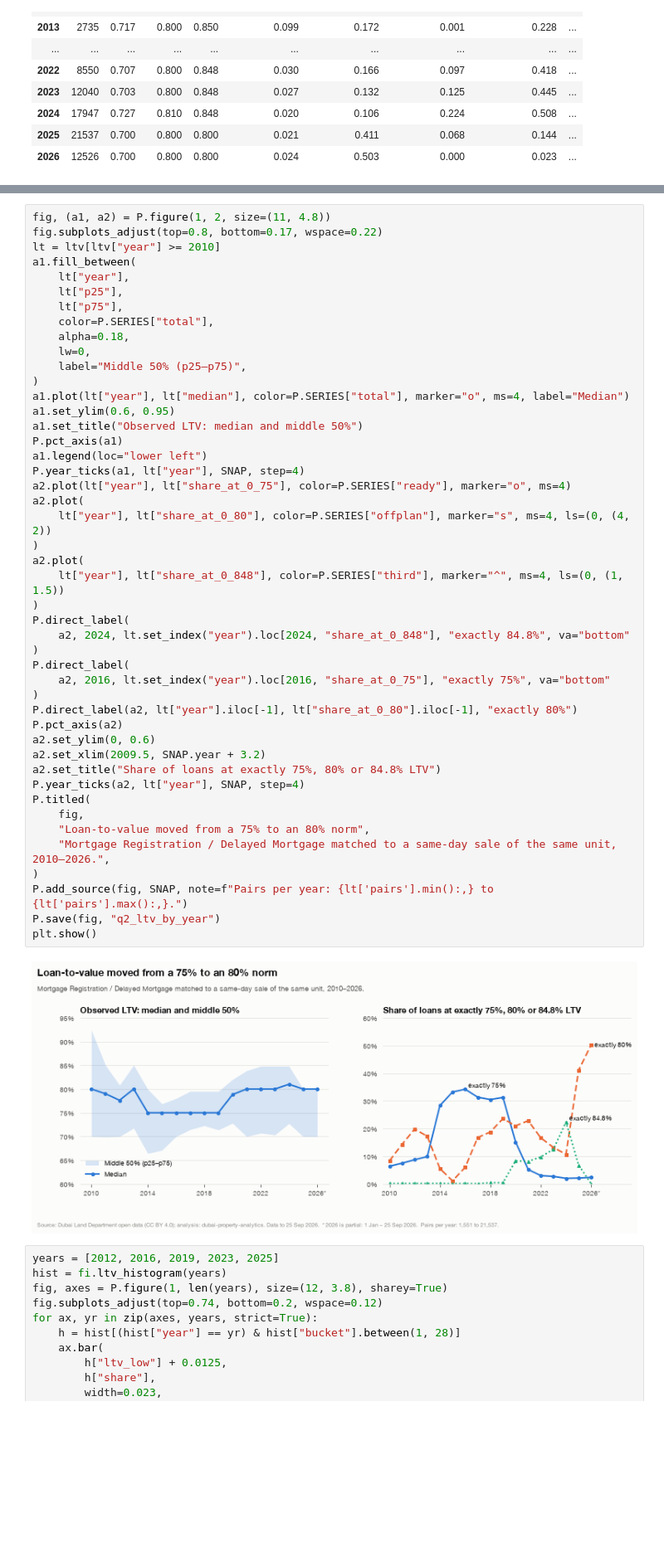
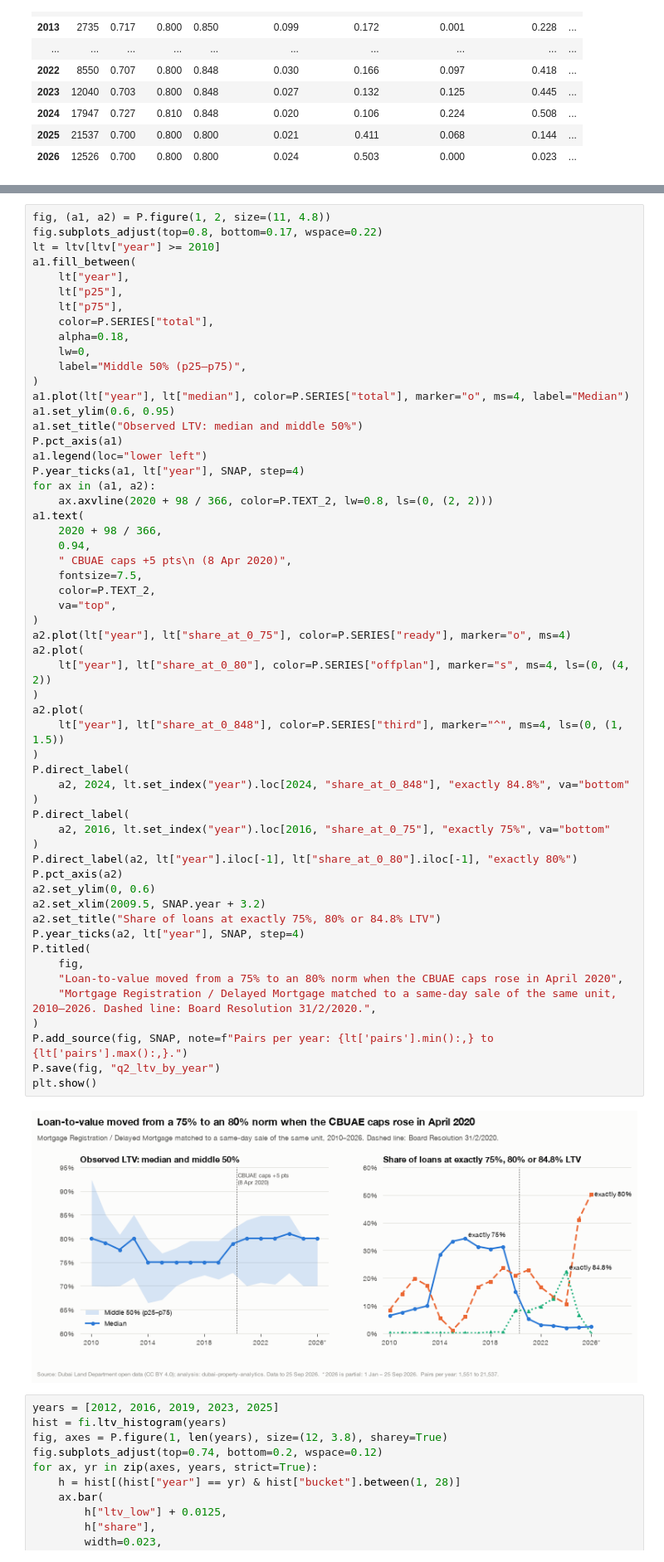
Before and after one commit to SafwanTisekar/dubai-property-analytics, a Jupyter notebook: notebooks/02_financing_mix.ipynb, the cells around one changed output, grey strips where cells are left out. Shown at 83% size. Drawn from its saved outputs; the diff is of its cells as text; blank space fills up the shorter version.

```diff
--- a/notebooks/02_financing_mix.ipynb
+++ b/notebooks/02_financing_mix.ipynb
@@ -203,36 +228,46 @@ a1.set_ylim(0.6, 0.95)
 a1.set_title("Observed LTV: median and middle 50%")
 P.pct_axis(a1)
 a1.legend(loc="lower left")
 P.year_ticks(a1, lt["year"], SNAP, step=4)
+for ax in (a1, a2):
+    ax.axvline(2020 + 98 / 366, color=P.TEXT_2, lw=0.8, ls=(0, (2, 2)))
+a1.text(
+    2020 + 98 / 366,
+    0.94,
+    " CBUAE caps +5 pts\n (8 Apr 2020)",
+    fontsize=7.5,
+    color=P.TEXT_2,
+    va="top",
+)
 a2.plot(lt["year"], lt["share_at_0_75"], color=P.SERIES["ready"], marker="o", ms=4)
 a2.plot(
     lt["year"], lt["share_at_0_80"], color=P.SERIES["offplan"], marker="s", ms=4, ls=(0, (4, 2))
 )
 a2.plot(
     lt["year"], lt["share_at_0_848"], color=P.SERIES["third"], marker="^", ms=4, ls=(0, (1, 1.5))
 )
 P.direct_label(
     a2, 2024, lt.set_index("year").loc[2024, "share_at_0_848"], "exactly 84.8%", va="bottom"
 )
 P.direct_label(
     a2, 2016, lt.set_index("year").loc[2016, "share_at_0_75"], "exactly 75%", va="bottom"
 )
 P.direct_label(a2, lt["year"].iloc[-1], lt["share_at_0_80"].iloc[-1], "exactly 80%")
 P.pct_axis(a2)
 a2.set_ylim(0, 0.6)
 a2.set_xlim(2009.5, SNAP.year + 3.2)
 a2.set_title("Share of loans at exactly 75%, 80% or 84.8% LTV")
 P.year_ticks(a2, lt["year"], SNAP, step=4)
 P.titled(
     fig,
-    "Loan-to-value moved from a 75% to an 80% norm",
-    "Mortgage Registration / Delayed Mortgage matched to a same-day sale of the same unit, 2010–2026.",
+    "Loan-to-value moved from a 75% to an 80% norm when the CBUAE caps rose in April 2020",
+    "Mortgage Registration / Delayed Mortgage matched to a same-day sale of the same unit, 2010–2026. Dashed line: Board Resolution 31/2/2020.",
 )
 P.add_source(fig, SNAP, note=f"Pairs per year: {lt['pairs'].min():,} to {lt['pairs'].max():,}.")
 P.save(fig, "q2_ltv_by_year")
 plt.show()
 # %% [output]
-[figure, old version]
+[figure, new version]
 # %%
 years = [2012, 2016, 2019, 2023, 2025]
 hist = fi.ltv_histogram(years)
```
Also changed, not shown: parts of 3 cells of this notebook, 13 other files.
